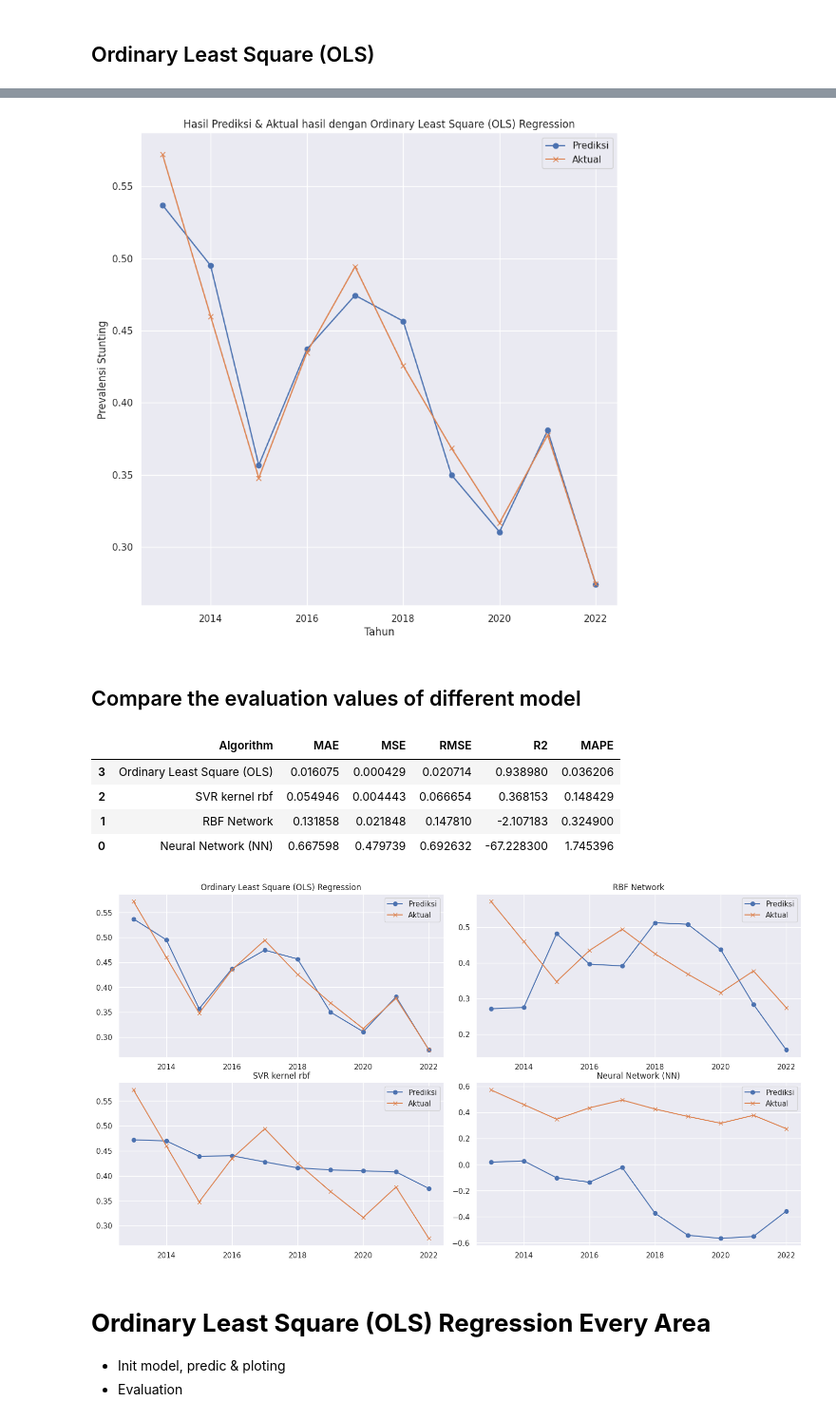
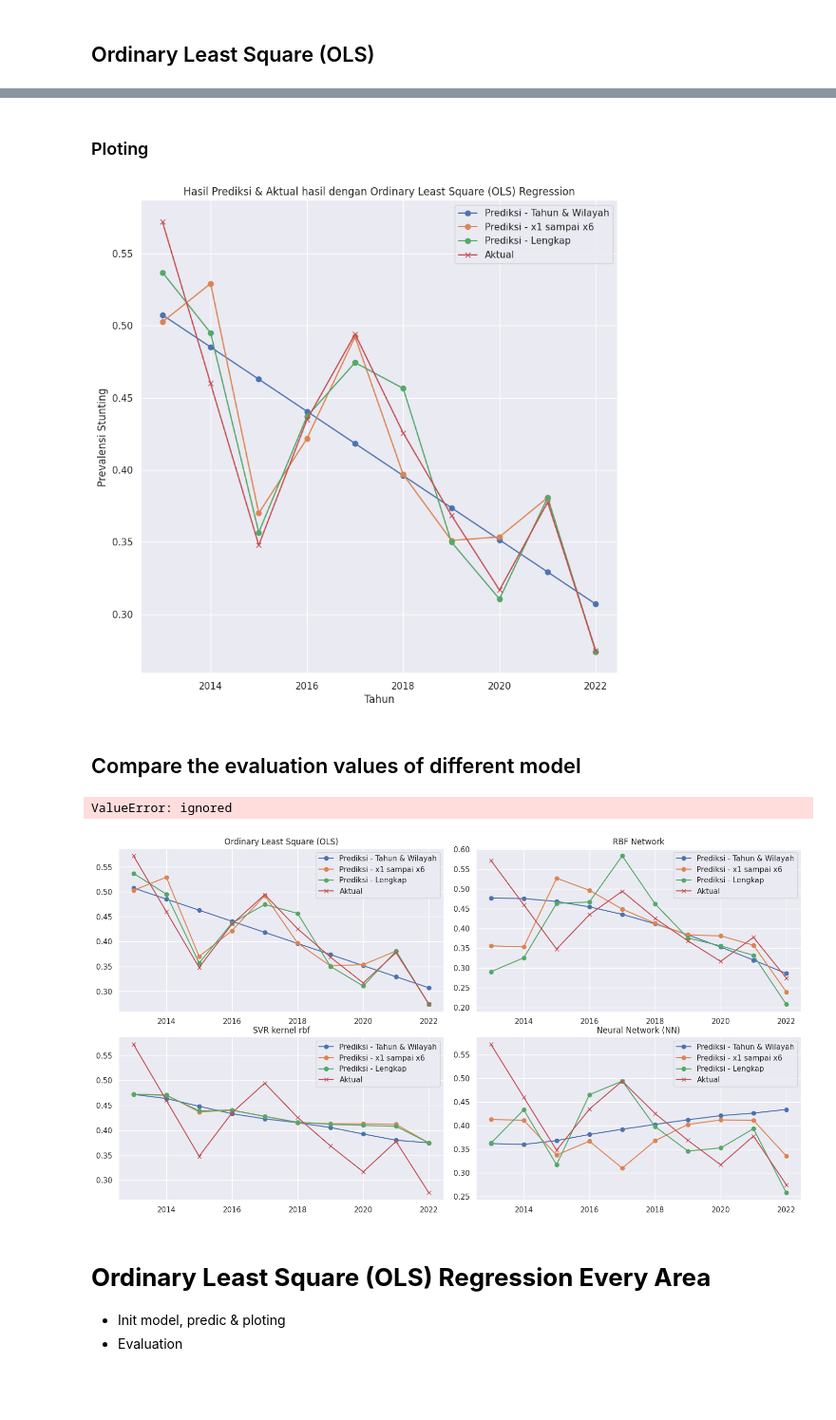
Before and after one commit to habib-roy/google-colab-source-code, a Jupyter notebook: Prediksi_Prevalensi_Stunting_menggunakan_OLS_Regresi.ipynb, the cells around one changed output, grey strips where cells are left out. Shown at 95% size. Saved outputs shown, nothing was run; the diff lists cells and outputs as text; code cells hidden in the pictures; blank space fills up the shorter version.

```diff
--- a/Prediksi_Prevalensi_Stunting_menggunakan_OLS_Regresi.ipynb
+++ b/Prediksi_Prevalensi_Stunting_menggunakan_OLS_Regresi.ipynb
@@ -560,61 +851,86 @@ MAPE: 0.036205876262296925
+# %% [markdown]
+### Ploting
 # %%
 # ploting actual & prediction
-plt.plot(tahun, olsReg_pred, marker='o')
+plt.plot(tahun, olsReg_pred_1, marker='o')
+plt.plot(tahun, olsReg_pred_2, marker='o')
+plt.plot(tahun, olsReg_pred_3, marker='o')
 plt.plot(tahun, dataProvinsiJawaTimur['target'],  marker='x')
 
 plt.xlabel('Tahun')
 plt.ylabel('Prevalensi Stunting')
 
 plt.title("Hasil Prediksi & Aktual hasil dengan Ordinary Least Square (OLS) Regression")
-plt.legend(['Prediksi', 'Aktual']);
+plt.legend(['Prediksi - Tahun & Wilayah', 'Prediksi - x1 sampai x6', 'Prediksi - Lengkap', 'Aktual']);
 # %% [output]
-[figure, old version]
+[figure, new version]
 # %% [markdown]
 ## Compare the evaluation values of different model
 # %%
 dict = {
   'Algorithm': Algoritma,
-  'MAE': MAE,
-  'MSE': MSE,
-  'RMSE': RMSE,
-  'R2': R2,
-  'MAPE': MAPE,
+  'Tahun & Wilayah': {
+    'MAE': MAE_1,
+    'MSE': MSE_1,
+    'RMSE': RMSE_1,
+    'R2': R2_1,
+    'MAPE': MAPE_1,
+  },
+  'x1 sampai x6': {
+    'MAE': MAE_2,
+    'MSE': MSE_2,
+    'RMSE': RMSE_2,
+    'R2': R2_2,
+    'MAPE': MAPE_2,
+  },
+  'Lengkap': {
+    'MAE': MAE_3,
+    'MSE': MSE_3,
+    'RMSE': RMSE_3,
+    'R2': R2_3,
+    'MAPE': MAPE_3,
+  },
 }
 modelframeEvaluasi = pd.DataFrame(dict)
-modelEvaluasi = modelframeEvaluasi.sort_values(['MAE','MSE','RMSE','R2','MAPE'])
+# modelEvaluasi = modelframeEvaluasi.sort_values(['MAE','MSE','RMSE','R2','MAPE'])
+modelEvaluasi = modelframeEvaluasi
 modelEvaluasi
 # %% [output]
-|  | Algorithm | MAE | MSE | RMSE | R2 | MAPE |
-| 3 | Ordinary Least Square (OLS) | 0.016075 | 0.000429 | 0.020714 | 0.938980 | 0.036206 |
-| 2 | SVR kernel rbf | 0.054946 | 0.004443 | 0.066654 | 0.368153 | 0.148429 |
-| 1 | RBF Network | 0.131858 | 0.021848 | 0.147810 | -2.107183 | 0.324900 |
-| 0 | Neural Network (NN) | 0.667598 | 0.479739 | 0.692632 | -67.228300 | 1.745396 |
+ValueError: ignored
 # %%
 fig, axs = plt.subplots(2, 2, figsize=(15, 8))
 
 fig.tight_layout()
 
-axs[0, 0].plot(tahun, olsReg_pred, marker='o')
+axs[0, 0].plot(tahun, olsReg_pred_1, marker='o')
+axs[0, 0].plot(tahun, olsReg_pred_2, marker='o')
+axs[0, 0].plot(tahun, olsReg_pred_3, marker='o')
 axs[0, 0].plot(tahun, dataProvinsiJawaTimur['target'],  marker='x')
-axs[0, 0].set_title("Ordinary Least Square (OLS) Regression")
-axs[0, 0].legend(['Prediksi', 'Aktual']);
+axs[0, 0].set_title("Ordinary Least Square (OLS)")
+axs[0, 0].legend(['Prediksi - Tahun & Wilayah', 'Prediksi - x1 sampai x6', 'Prediksi - Lengkap', 'Aktual']);
 
-axs[1, 0].plot(tahun, svr_rbf_pred, marker='o')
+axs[1, 0].plot(tahun, svr_rbf_pred_1, marker='o')
+axs[1, 0].plot(tahun, svr_rbf_pred_2, marker='o')
+axs[1, 0].plot(tahun, svr_rbf_pred_3, marker='o')
 axs[1, 0].plot(tahun, dataProvinsiJawaTimur['target'],  marker='x')
 axs[1, 0].set_title("SVR kernel rbf")
-axs[1, 0].legend(['Prediksi', 'Aktual']);
+axs[1, 0].legend(['Prediksi - Tahun & Wilayah', 'Prediksi - x1 sampai x6', 'Prediksi - Lengkap', 'Aktual']);
 
-axs[0, 1].plot(tahun, rbf_net_pred, marker='o')
+axs[0, 1].plot(tahun, rbf_net_pred_1, marker='o')
+axs[0, 1].plot(tahun, rbf_net_pred_2, marker='o')
+axs[0, 1].plot(tahun, rbf_net_pred_3, marker='o')
 axs[0, 1].plot(tahun, dataProvinsiJawaTimur['target'],  marker='x')
 axs[0, 1].set_title("RBF Network")
-axs[0, 1].legend(['Prediksi', 'Aktual']);
+axs[0, 1].legend(['Prediksi - Tahun & Wilayah', 'Prediksi - x1 sampai x6', 'Prediksi - Lengkap', 'Aktual']);
 
-axs[1, 1].plot(tahun, nn_pred, marker='o')
+axs[1, 1].plot(tahun, nn_pred_1, marker='o')
+axs[1, 1].plot(tahun, nn_pred_2, marker='o')
+axs[1, 1].plot(tahun, nn_pred_3, marker='o')
 axs[1, 1].plot(tahun, dataProvinsiJawaTimur['target'],  marker='x')
 axs[1, 1].set_title("Neural Network (NN)")
-axs[1, 1].legend(['Prediksi', 'Aktual']);
+axs[1, 1].legend(['Prediksi - Tahun & Wilayah', 'Prediksi - x1 sampai x6', 'Prediksi - Lengkap', 'Aktual']);
 # %% [output]
-[figure, old version]
+[figure, new version]
 # %% [markdown]
 # **Ordinary Least Square (OLS) Regression Every Area**
 
```
Also changed, not shown: parts of 44 cells of this notebook.
